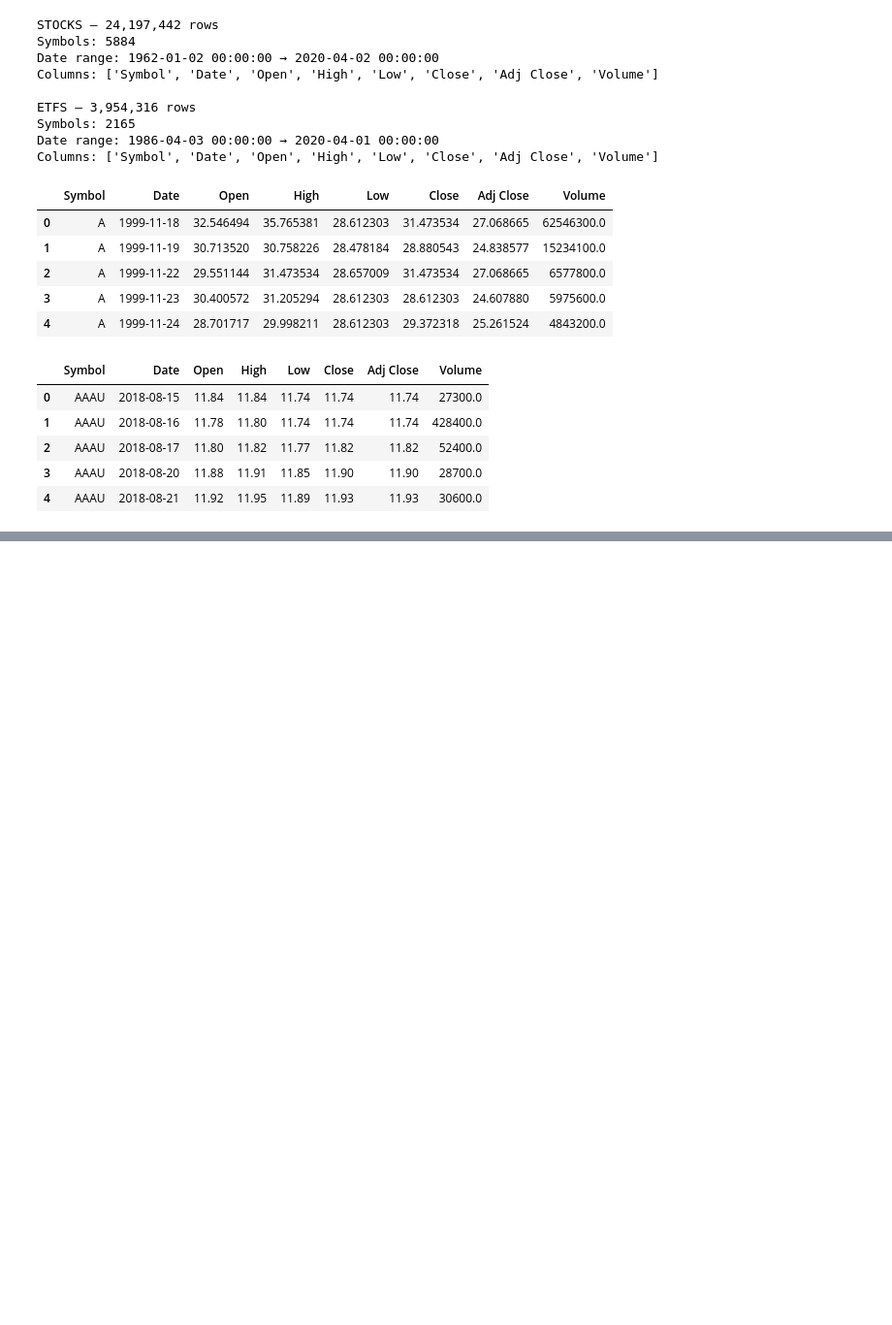
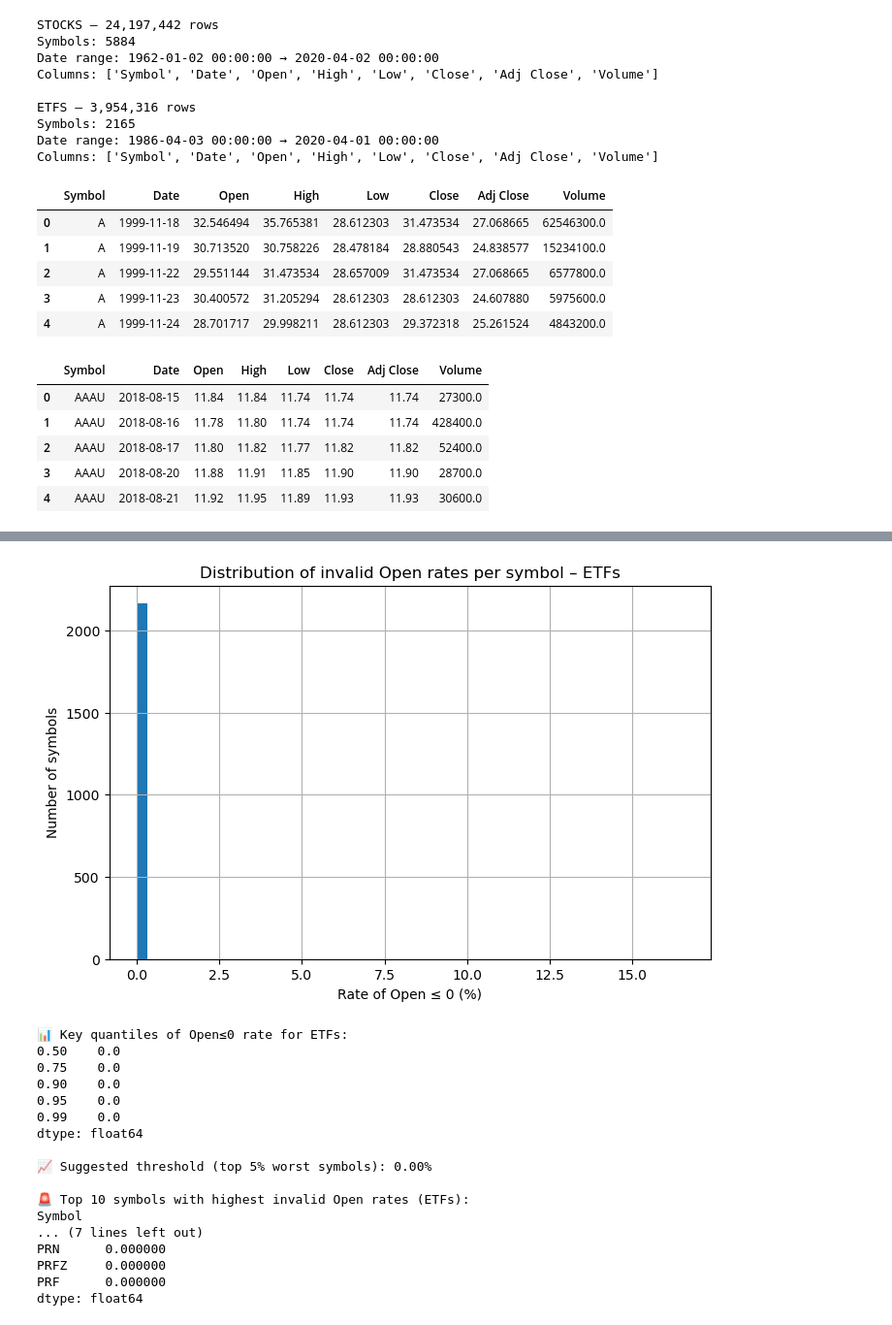
Before and after one commit to chedliabd/cross-exchange-asset-analysis, a Jupyter notebook: results.ipynb, the cells around one changed output, grey strips where cells are left out. Shown at 97% size. Drawn from its saved outputs; the diff is of its cells as text; code cells hidden in the pictures; blank space fills up the shorter version.

```diff
--- a/results.ipynb
+++ b/results.ipynb
@@ -56,0 +126,24 @@ etfs_totals.head()
+# %%
+# For etfs
+etfs_analysis = analyze_open_zero_distribution(etfs, dataset_name="ETFs")
+
+etfs_rates = etfs_analysis["rates"]
+# %% [output]
+[figure, added]
+📊 Key quantiles of Open≤0 rate for ETFs:
+0.50    0.0
+0.75    0.0
+0.90    0.0
+0.95    0.0
+0.99    0.0
+dtype: float64
+
+📈 Suggested threshold (top 5% worst symbols): 0.00%
+
+🚨 Top 10 symbols with highest invalid Open rates (ETFs):
+Symbol
+... (7 lines left out)
+PRN      0.000000
+PRFZ     0.000000
+PRF      0.000000
+dtype: float64
```
Also changed, not shown: parts of 9 cells of this notebook, 3 other files.
